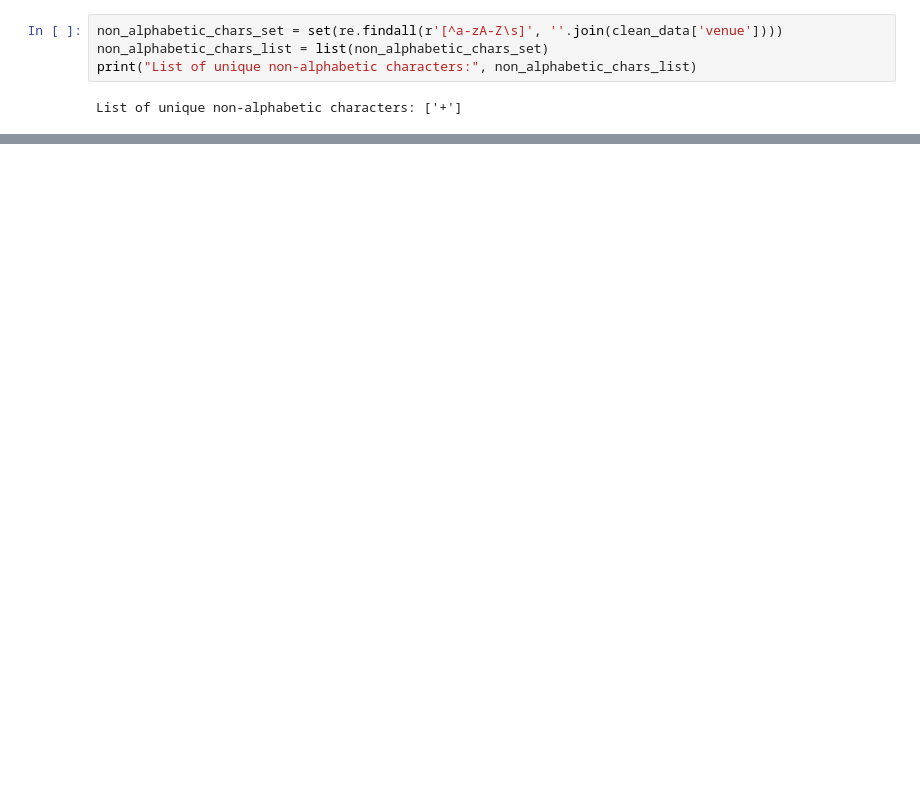
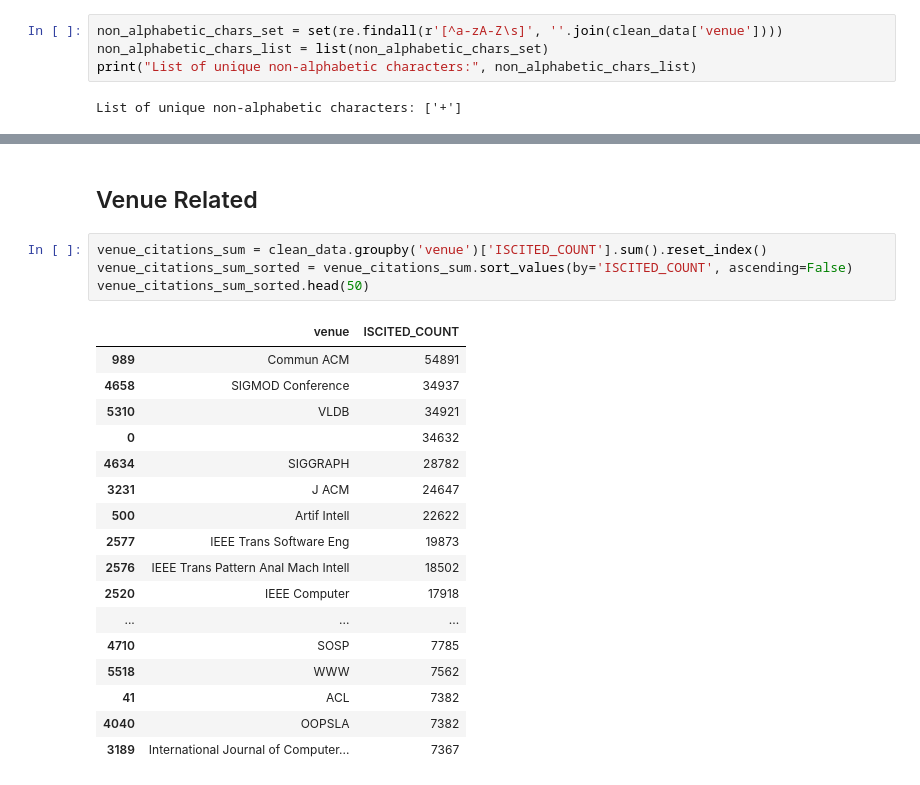
Before and after one commit to ItIsIvyLou/Social-Media-Analysis-Project, a Jupyter notebook: Group Project/Preprocessing.ipynb, the cells around one changed output, grey strips where cells are left out. Saved outputs shown, nothing was run; the diff lists cells and outputs as text; blank space fills up the shorter version.

```diff
--- a/Group Project/Preprocessing.ipynb
+++ b/Group Project/Preprocessing.ipynb
@@ -336,0 +345,24 @@ List of unique non-alphabetic characters: []
+# %% [markdown]
+## Venue Related
+# %%
+venue_citations_sum = clean_data.groupby('venue')['ISCITED_COUNT'].sum().reset_index()
+venue_citations_sum_sorted = venue_citations_sum.sort_values(by='ISCITED_COUNT', ascending=False)
+venue_citations_sum_sorted.head(50)
+# %% [output]
+|  | venue | ISCITED_COUNT |
+| 989 | Commun ACM | 54891 |
+| 4658 | SIGMOD Conference | 34937 |
+| 5310 | VLDB | 34921 |
+| 0 |  | 34632 |
+| 4634 | SIGGRAPH | 28782 |
+| 3231 | J ACM | 24647 |
+| 500 | Artif Intell | 22622 |
+| 2577 | IEEE Trans Software Eng | 19873 |
+| 2576 | IEEE Trans Pattern Anal Mach Intell | 18502 |
+| 2520 | IEEE Computer | 17918 |
+| ... | ... | ... |
+| 4710 | SOSP | 7785 |
+| 5518 | WWW | 7562 |
+| 41 | ACL | 7382 |
+| 4040 | OOPSLA | 7382 |
+| 3189 | International Journal of Computer... | 7367 |
```
Also changed, not shown: parts of 26 cells of this notebook, 3 other files.
